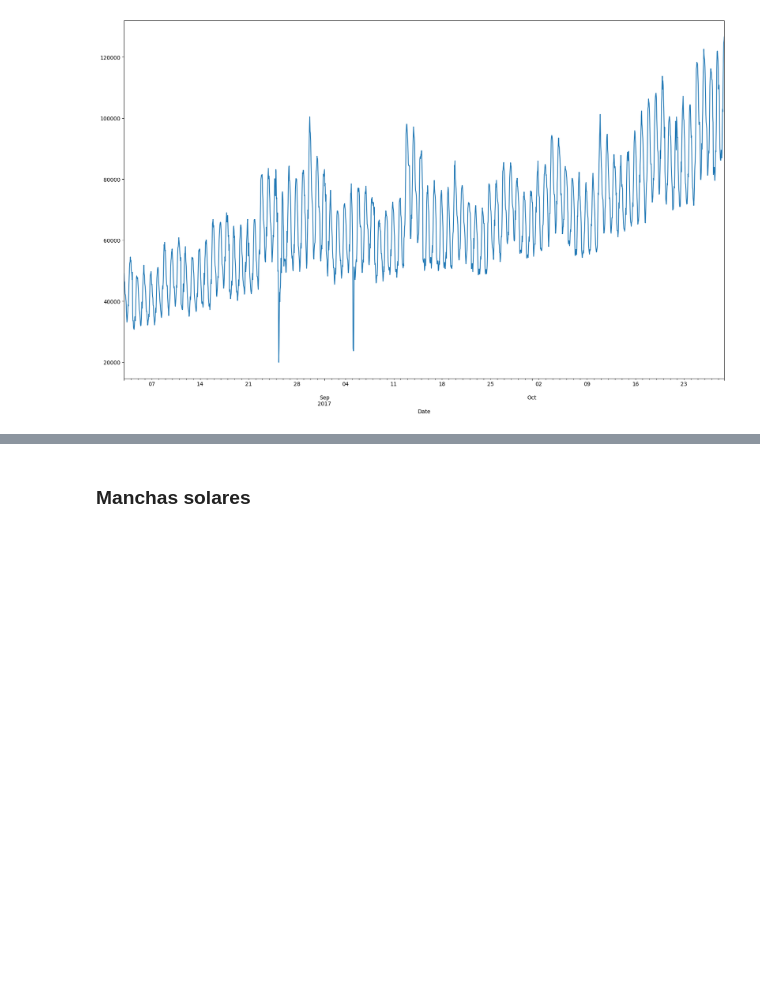
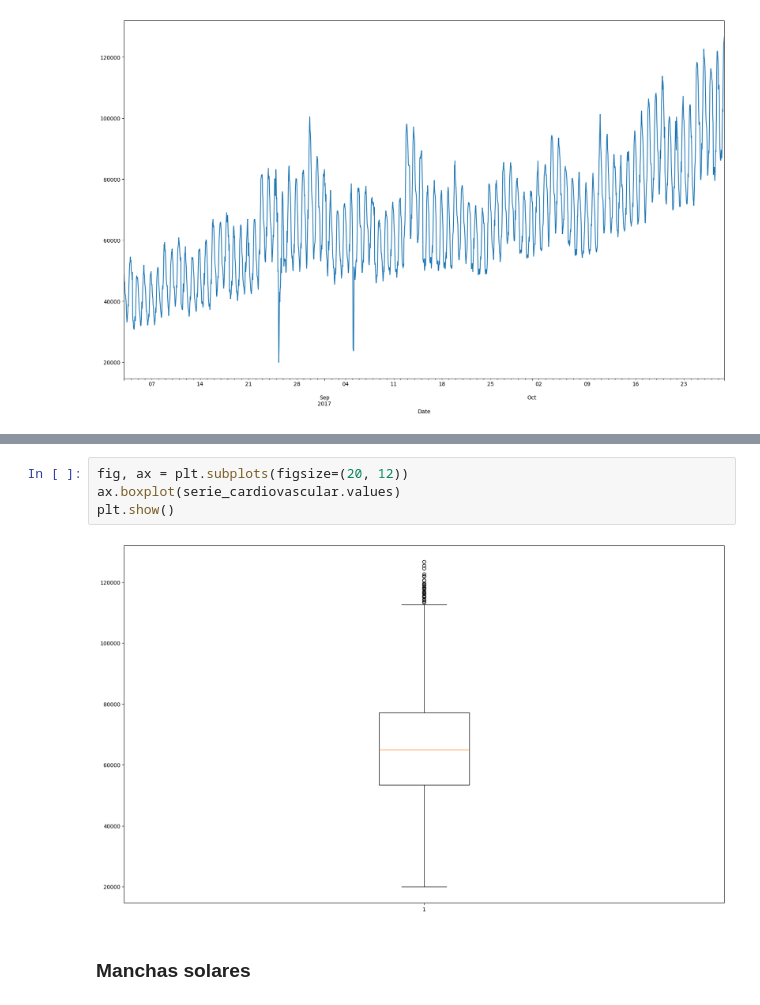
Before and after one commit to amangelluis/WorkspaceTFG, a Jupyter notebook: code/visualization_stadistics.ipynb, the cells around one changed output, grey strips where cells are left out. Cells and saved outputs as stored; diff of their text form; blank space fills up the shorter version.

```diff
--- a/code/visualization_stadistics.ipynb
+++ b/code/visualization_stadistics.ipynb
@@ -140,3 +134,9 @@ plt.show()
+# %%
+fig, ax = plt.subplots(figsize=(20, 12))
+ax.boxplot(serie_cardiovascular.values)
+plt.show()
+# %% [output]
+[figure, added]
 # %% [markdown]
 ### Manchas solares
 # %%
```
Also changed, not shown: parts of 10 cells of this notebook, 2 other files.
